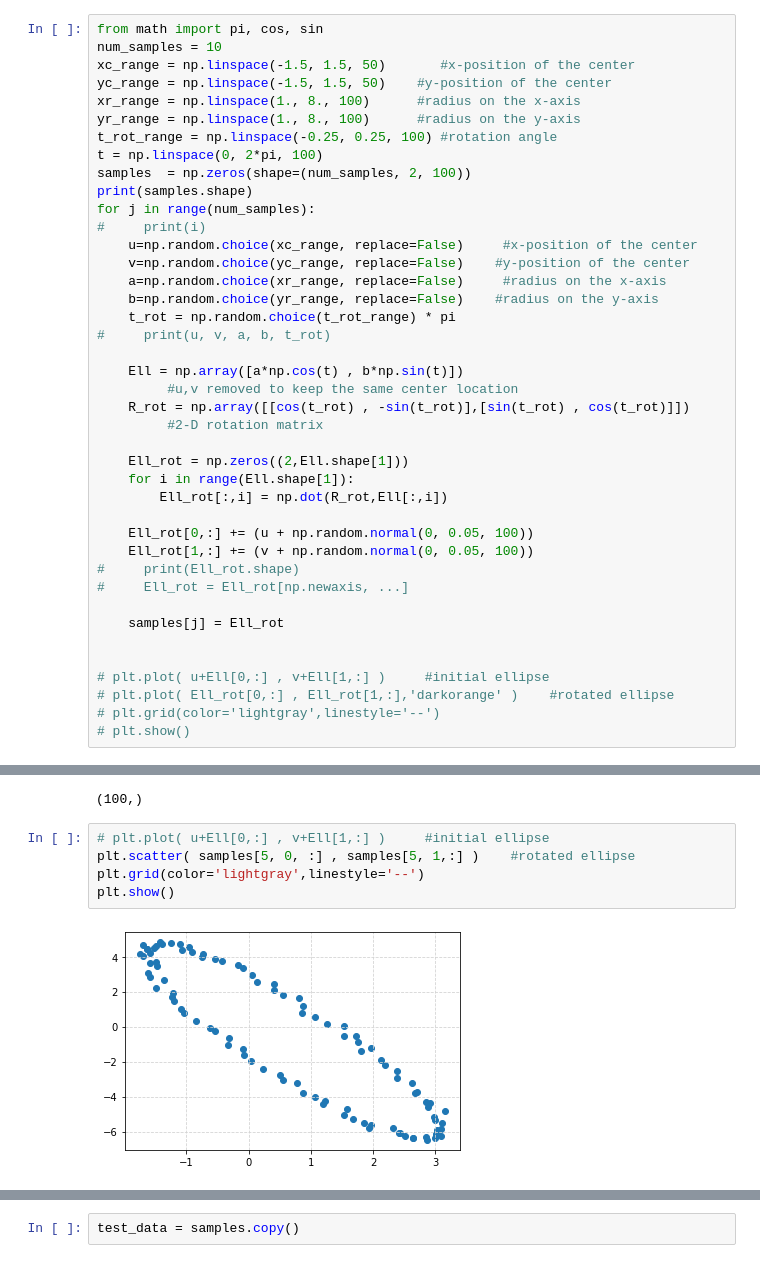
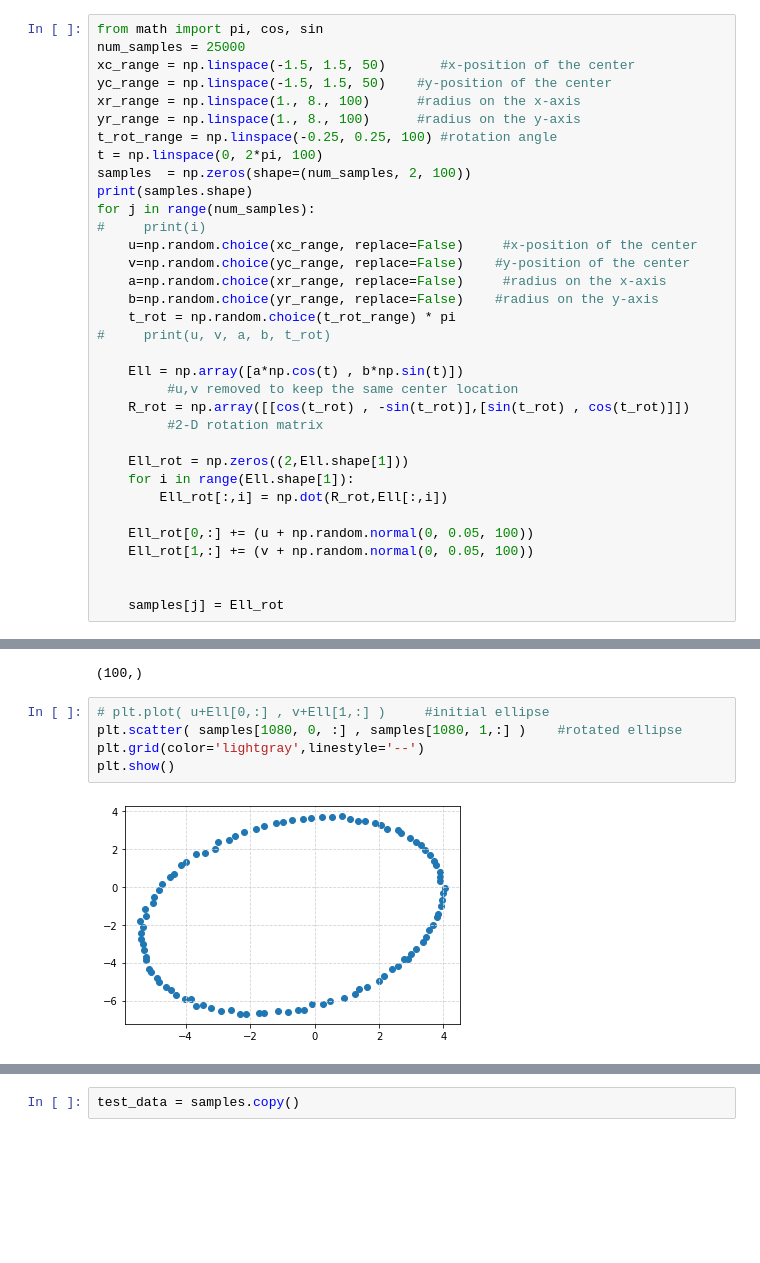
Before and after one commit to cschou/object_tracking_fix, a Jupyter notebook: gen_data.ipynb, the cells around one changed output, grey strips where cells are left out. Saved outputs shown, nothing was run; the diff lists cells and outputs as text; blank space fills up the shorter version.

```diff
--- a/gen_data.ipynb
+++ b/gen_data.ipynb
@@ -29,6 +29,6 @@ plt.show()
 # %%
 from math import pi, cos, sin
-num_samples = 10
+num_samples = 25000
 xc_range = np.linspace(-1.5, 1.5, 50)       #x-position of the center
 yc_range = np.linspace(-1.5, 1.5, 50)    #y-position of the center
 xr_range = np.linspace(1., 8., 100)      #radius on the x-axis
@@ -57,14 +57,7 @@ for j in range(num_samples):
 
     Ell_rot[0,:] += (u + np.random.normal(0, 0.05, 100))
     Ell_rot[1,:] += (v + np.random.normal(0, 0.05, 100))
-#     print(Ell_rot.shape)
-#     Ell_rot = Ell_rot[np.newaxis, ...]
+
 
     samples[j] = Ell_rot
-
-
-# plt.plot( u+Ell[0,:] , v+Ell[1,:] )     #initial ellipse
-# plt.plot( Ell_rot[0,:] , Ell_rot[1,:],'darkorange' )    #rotated ellipse
-# plt.grid(color='lightgray',linestyle='--')
-# plt.show()
 # %% [output]
@@ -79,10 +72,10 @@ samples[5, 1, :].shape
 (100,)
 # %%
 # plt.plot( u+Ell[0,:] , v+Ell[1,:] )     #initial ellipse
-plt.scatter( samples[5, 0, :] , samples[5, 1,:] )    #rotated ellipse
+plt.scatter( samples[1080, 0, :] , samples[1080, 1,:] )    #rotated ellipse
 plt.grid(color='lightgray',linestyle='--')
 plt.show()
 # %% [output]
-[figure, old version]
+[figure, new version]
 # %%
 fig, axes = plt.subplots(2,5, figsize=(16, 8))
```
Also changed, not shown: parts of 19 cells of this notebook, 7 other files.
